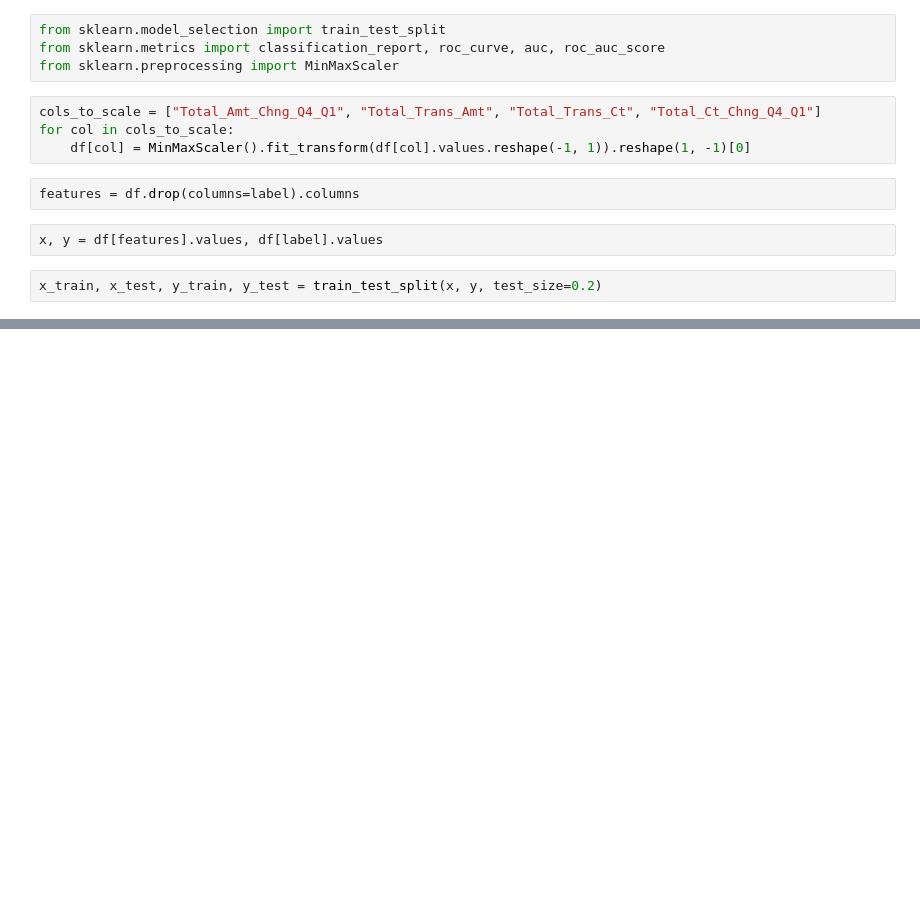
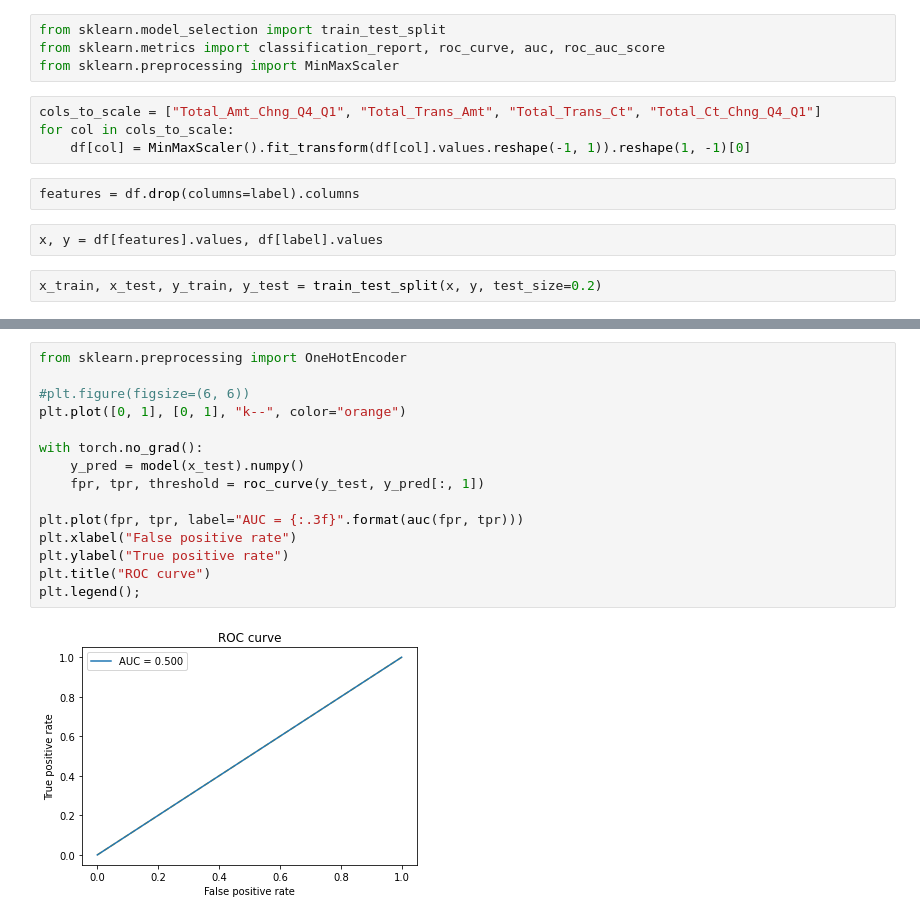
Before and after one commit to Artem123456789/bank_churners_prediction, a Jupyter notebook: main.ipynb, the cells around one changed output, grey strips where cells are left out. Cells and saved outputs as stored; diff of their text form; blank space fills up the shorter version.

```diff
--- a/main.ipynb
+++ b/main.ipynb
@@ -225,0 +341,17 @@ df.head()
+# %%
+from sklearn.preprocessing import OneHotEncoder
+
+#plt.figure(figsize=(6, 6))
+plt.plot([0, 1], [0, 1], "k--", color="orange")
+
+with torch.no_grad():
+    y_pred = model(x_test).numpy()
+    fpr, tpr, threshold = roc_curve(y_test, y_pred[:, 1])
+
+plt.plot(fpr, tpr, label="AUC = {:.3f}".format(auc(fpr, tpr)))
+plt.xlabel("False positive rate")
+plt.ylabel("True positive rate")
+plt.title("ROC curve")
+plt.legend();
+# %% [output]
+[figure, added]
```
Also changed, not shown: parts of 13 cells of this notebook.
